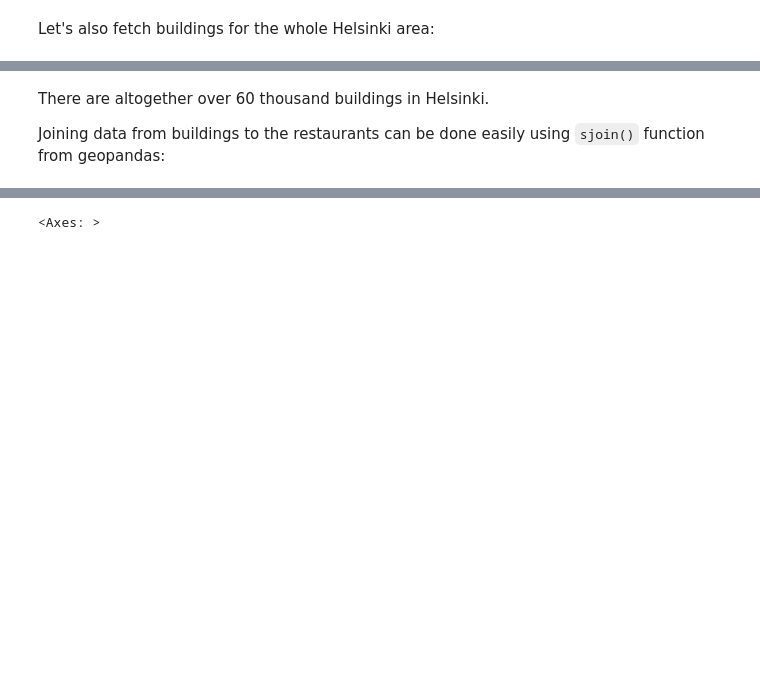
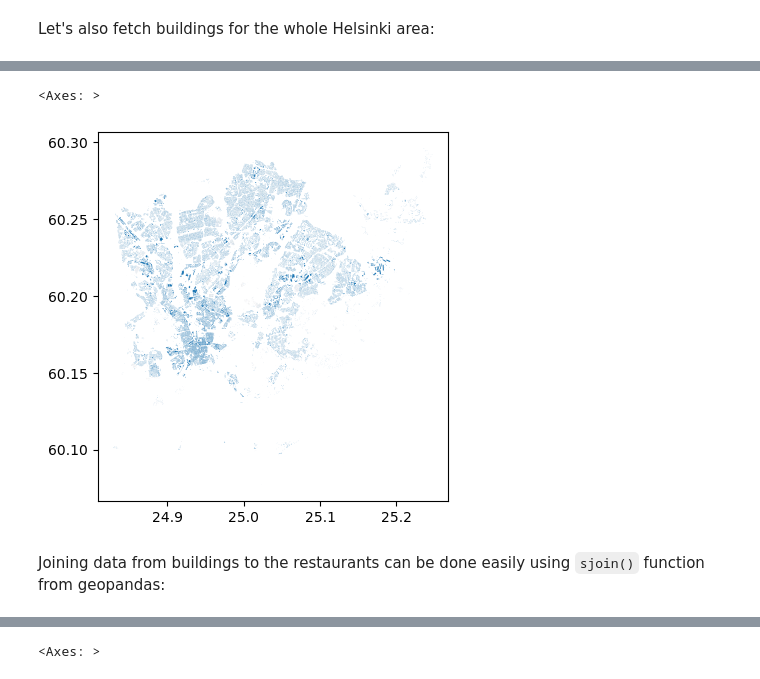
Before and after one commit to AaltoGIS/IntroSDA, a Jupyter notebook: source/tutorials/intro-to-python-geostack.ipynb, the cells around one changed output, grey strips where cells are left out. Cells and saved outputs as stored; diff of their text form; code cells hidden in the pictures; blank space fills up the shorter version.

```diff
--- a/source/tutorials/intro-to-python-geostack.ipynb
+++ b/source/tutorials/intro-to-python-geostack.ipynb
@@ -302,6 +304,12 @@ hki_buildings.plot()
+# %%
+hki_buildings = hki_buildings.loc[["way", "relation"]].copy()
+# %%
+# Plot buildings without "extra" Points
+hki_buildings.plot()
+# %% [output]
+<Axes: >
+[figure, added]
 # %% [markdown]
-There are altogether over 60 thousand buildings in Helsinki.
-
 Joining data from buildings to the restaurants can be done easily using `sjoin()` function from geopandas:
 # %%
 # Join information from buildings to restaurants
```
Also changed, not shown: parts of 15 cells of this notebook, 3 other files.
